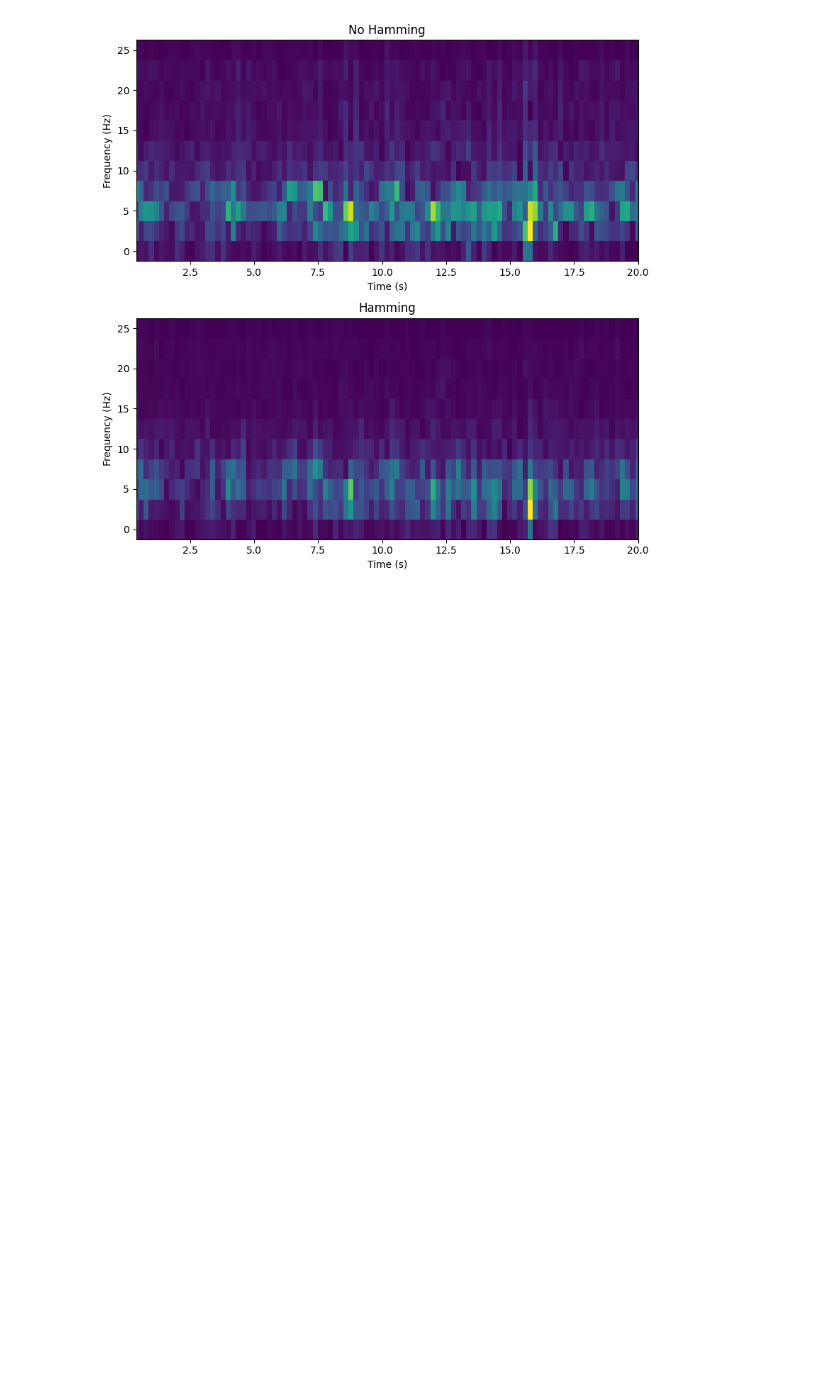
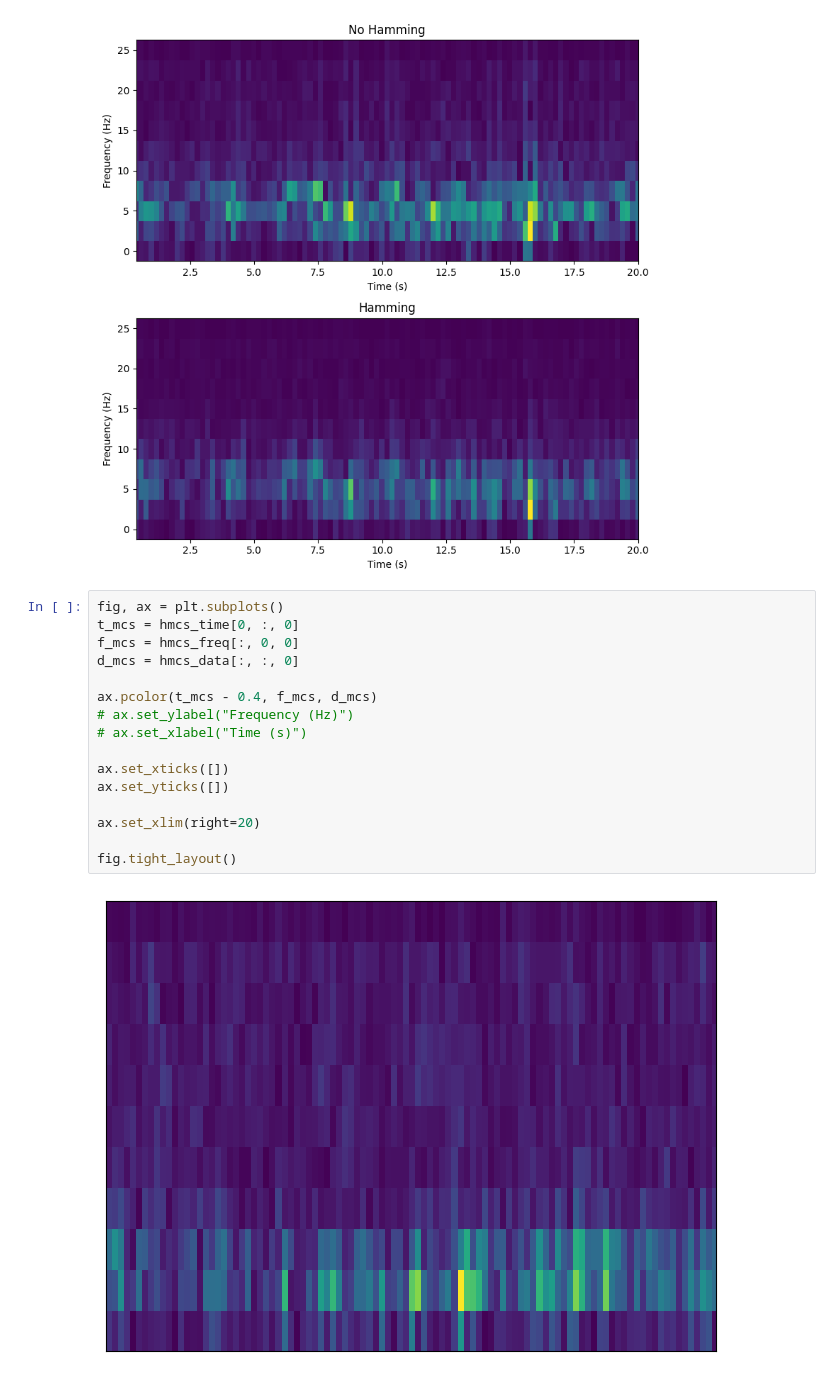
Before and after one commit to norlab-ulaval/BorealTC, a Jupyter notebook: analysis/spectrogram.ipynb, the cells around one changed output. Cells and saved outputs as stored; diff of their text form; blank space fills up the shorter version.

```diff
--- a/analysis/spectrogram.ipynb
+++ b/analysis/spectrogram.ipynb
@@ -134,3 +134,21 @@ axs[1].set_xlim((0.4, 20))
 fig.tight_layout()
 # %% [output]
 [figure]
+# %%
+fig, ax = plt.subplots()
+t_mcs = hmcs_time[0, :, 0]
+f_mcs = hmcs_freq[:, 0, 0]
+d_mcs = hmcs_data[:, :, 0]
+
+ax.pcolor(t_mcs - 0.4, f_mcs, d_mcs)
+# ax.set_ylabel("Frequency (Hz)")
+# ax.set_xlabel("Time (s)")
+
+ax.set_xticks([])
+ax.set_yticks([])
+
+ax.set_xlim(right=20)
+
+fig.tight_layout()
+# %% [output]
+[figure, added]
```
